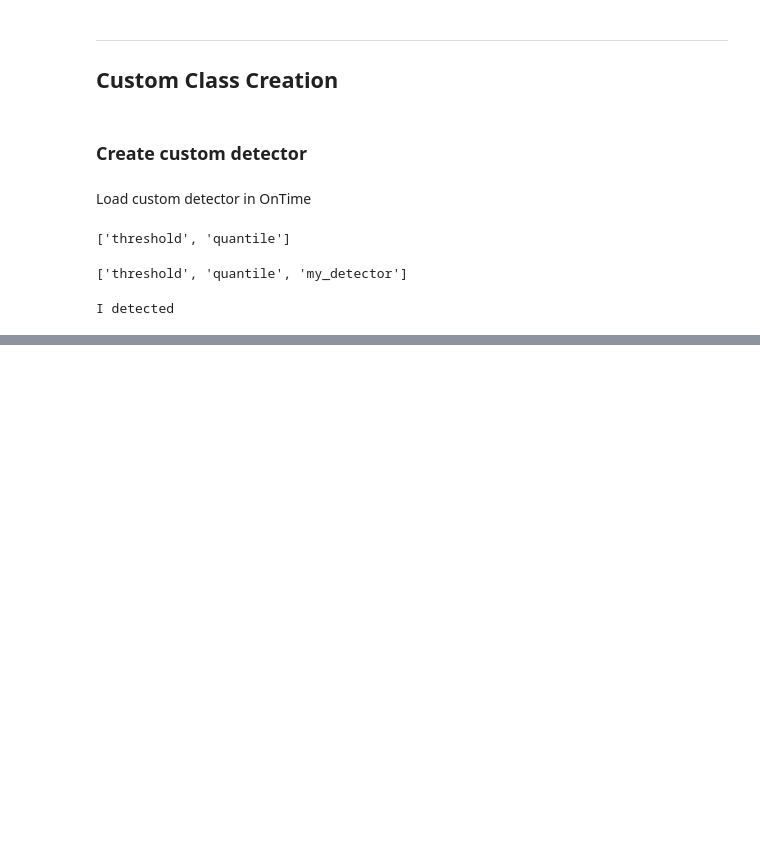
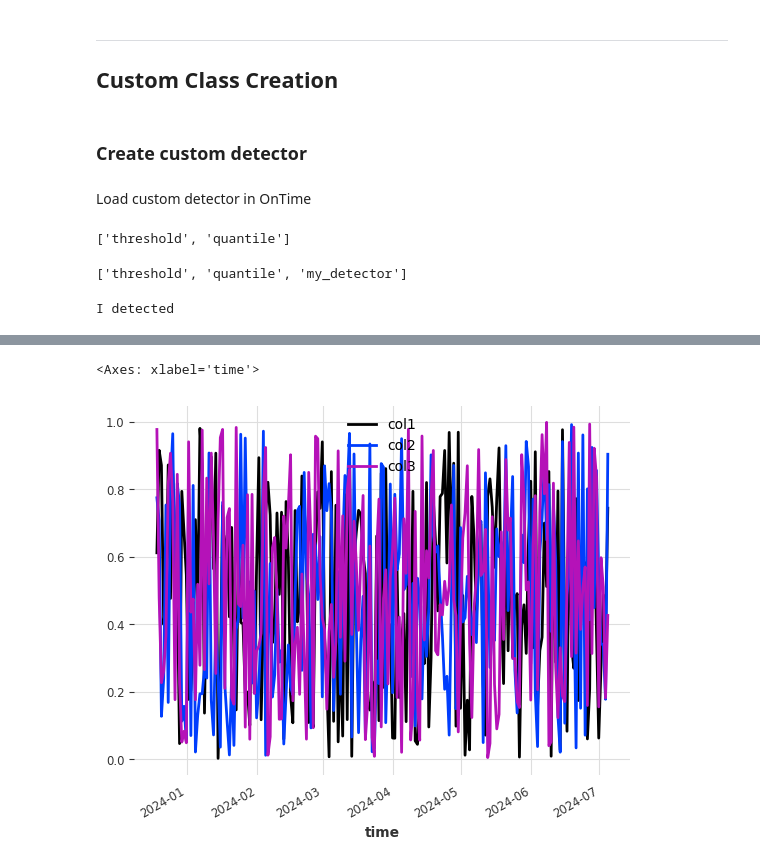
Before and after one commit to ontime-re/ontime, a Jupyter notebook: notebooks/docs/0_core/0.1-time-series-custom-class.ipynb, the cells around one changed output, grey strips where cells are left out. Saved outputs shown, nothing was run; the diff lists cells and outputs as text; code cells hidden in the pictures; blank space fills up the shorter version.

```diff
--- a/notebooks/docs/0_core/0.1-time-series-custom-class.ipynb
+++ b/notebooks/docs/0_core/0.1-time-series-custom-class.ipynb
@@ -76,0 +192,13 @@ I detected
+# %%
+# generate some data
+from datetime import datetime
+data = np.random.rand(200,3)
+index = pd.date_range(datetime.today(), periods=200).tolist()
+columns = ['col1', 'col2', 'col3']
+# %%
+# assemble into a timeseries
+ts = on.TimeSeries.from_data(data, index = index, columns = columns)
+ts.plot()
+# %% [output]
+<Axes: xlabel='time'>
+[figure, added]
```
Also changed, not shown: parts of 14 cells of this notebook, 3 other files.
